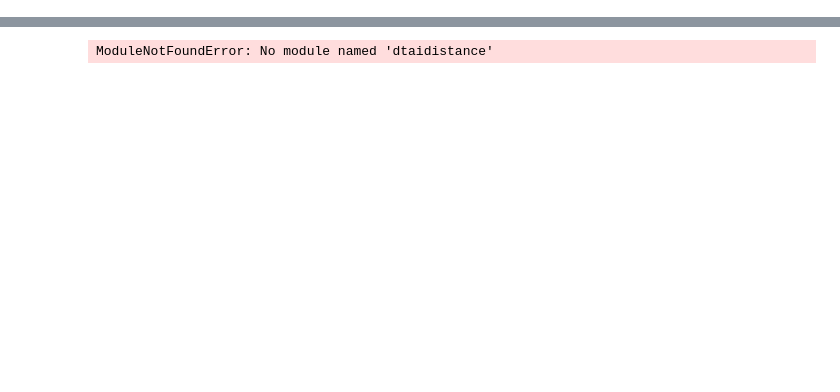
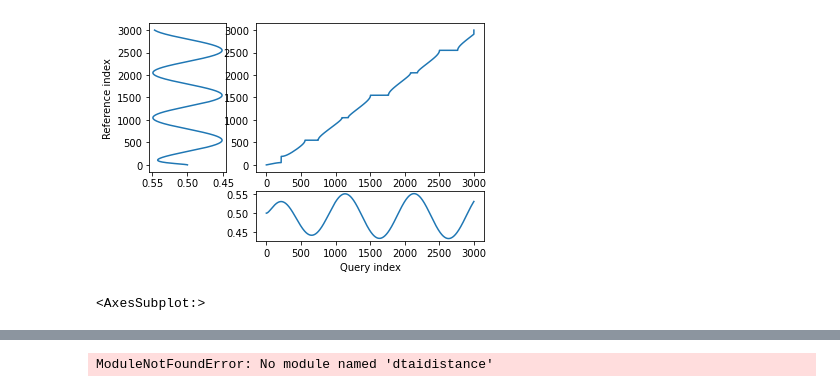
Before and after one commit to JhonPool4/journal_ws, a Jupyter notebook: src/motion_ur5_rviz/notebook/Untitled.ipynb, the cells around one changed output, grey strips where cells are left out. Cells and saved outputs as stored; diff of their text form; code cells hidden in the pictures; blank space fills up the shorter version.

Commit message:
Added data_reader

```diff
--- a/src/motion_ur5_rviz/notebook/Untitled.ipynb
+++ b/src/motion_ur5_rviz/notebook/Untitled.ipynb
@@ -5,0 +7,5 @@ ModuleNotFoundError: No module named 'dtaidistance'
+# %%
+folder = '../data/SMCi/circular_traj'
+fn = "cartesian_L_5_K_1_alpha_0.0_beta_0.1_gamma_0.9_delta_0.1_t_30_uncertainty_1.0.csv"
+path = os.path.join(folder, fn)
+df= pd.read_csv(path)
@@ -5,0 +22,7 @@ ModuleNotFoundError: No module named 'dtaidistance'
+# %%
+alignment = dtw(df['x_med'].to_numpy(), df['x_ref'].to_numpy(), keep_internals=True)
+# %%
+alignment.plot(type="threeway")
+# %% [output]
+[figure, added]
+<AxesSubplot:>
```
Also changed, not shown: parts of 3 cells of this notebook, 11 other files.
